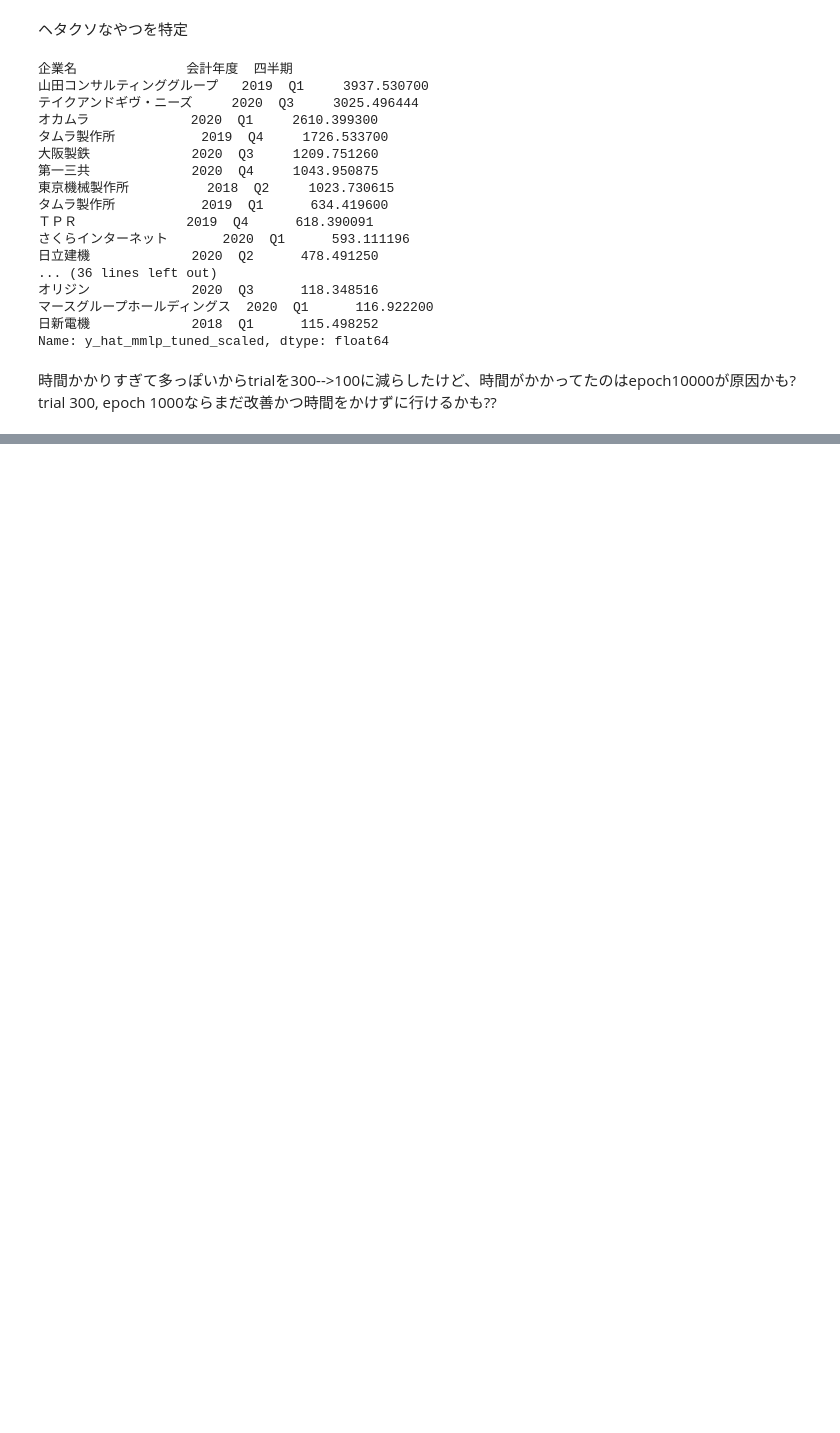
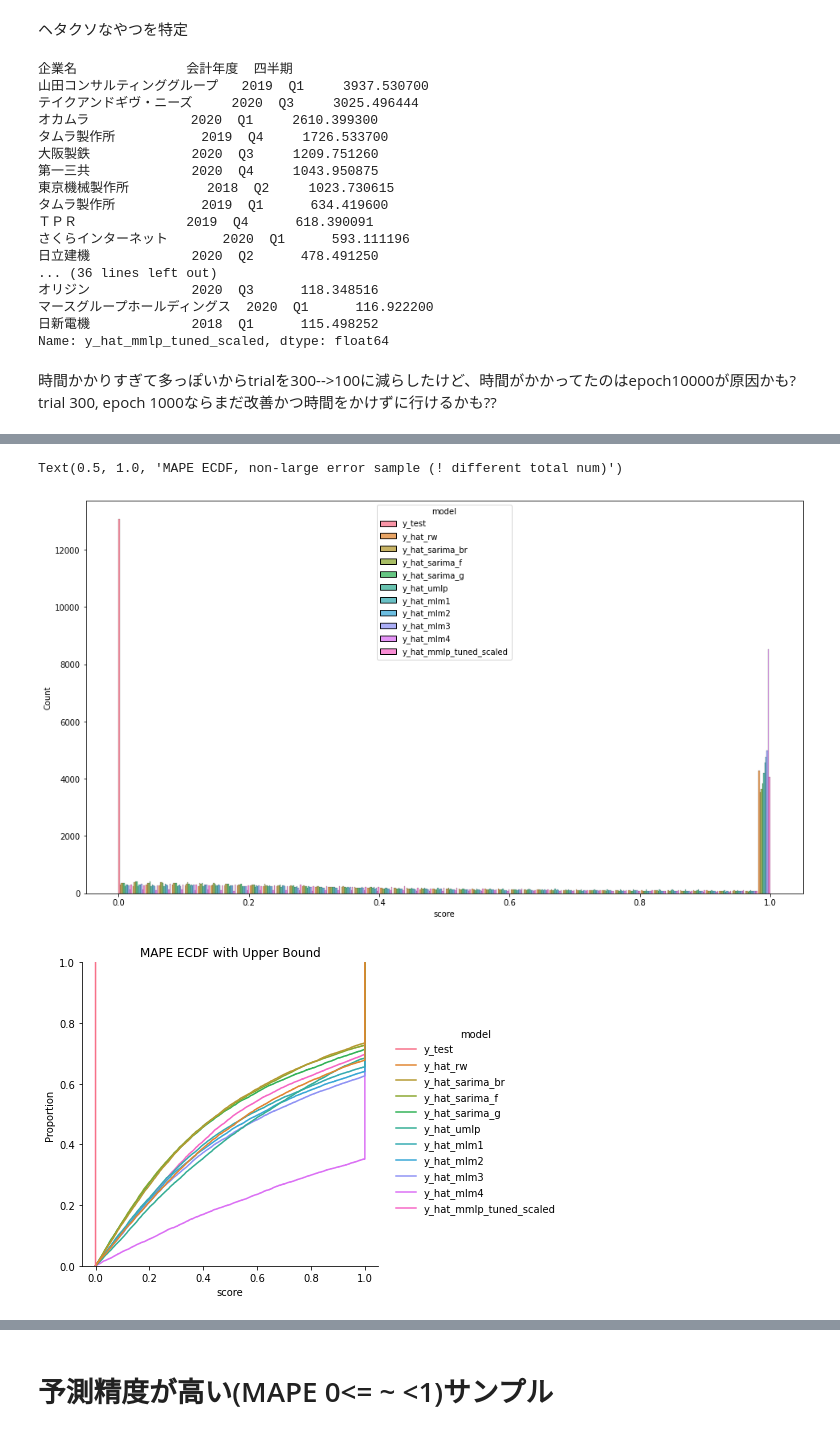
Before and after one commit to hessihan/eps_foracasting, a Jupyter notebook: notebooks/check_result_0911.ipynb, the cells around one changed output, grey strips where cells are left out. Drawn from its saved outputs; the diff is of its cells as text; code cells hidden in the pictures; blank space fills up the shorter version.

```diff
--- a/notebooks/check_result_0911.ipynb
+++ b/notebooks/check_result_0911.ipynb
@@ -268,0 +483,13 @@ trial 300, epoch 1000ならまだ改善かつ時間をかけずに行けるか
+# %%
+# upper bound
+error_melt_ub = error_p_abs_ub.reset_index().melt(id_vars=error_p_abs.index.names, var_name="model", value_name="score")
+plt.figure(figsize=(16, 9))
+sns.histplot(data=error_melt_ub, x="score", hue="model", bins=50, multiple="dodge")
+sns.displot(data=error_melt_ub, x="score", hue="model", kind="ecdf")
+plt.title("MAPE ECDF with Upper Bound")
+sns.displot(data=error_melt_ub[error_melt_ub["score"] < 1], x="score", hue="model", kind="ecdf")
+plt.title("MAPE ECDF, non-large error sample (! different total num)")
+# %% [output]
+Text(0.5, 1.0, 'MAPE ECDF, non-large error sample (! different total num)')
+[figure, added]
+[figure, added]
@@ -268,0 +497,2 @@ trial 300, epoch 1000ならまだ改善かつ時間をかけずに行けるか
+# %% [markdown]
+# 予測精度が高い(MAPE 0<= ~ <1)サンプル
```
Also changed, not shown: parts of 77 cells of this notebook, 22 other files.
